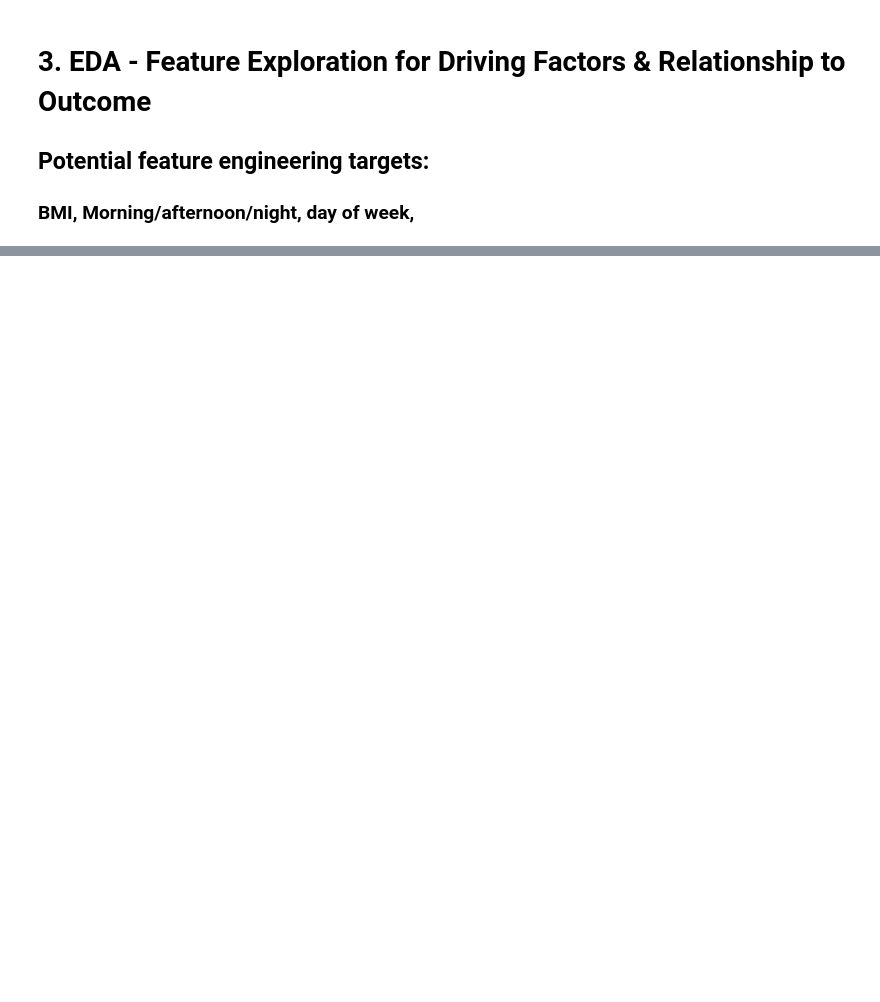
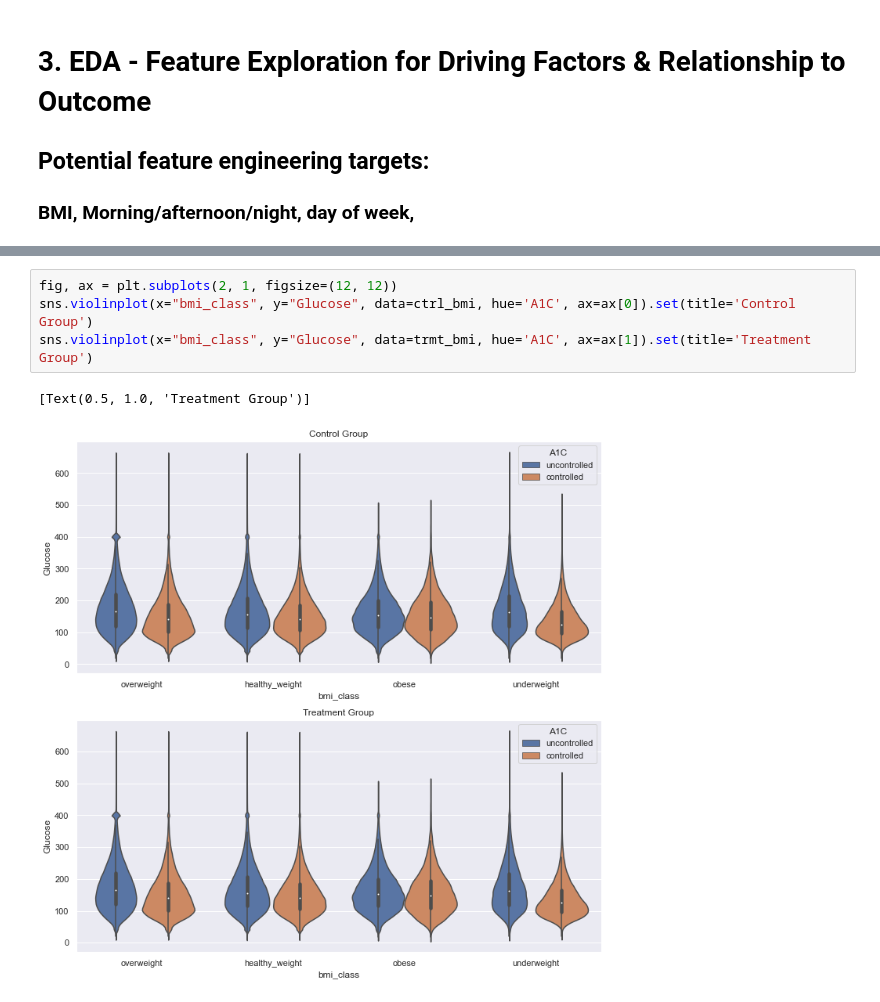
Before and after one commit to rdowd003/RD_Mentoring, a Jupyter notebook: Projects/Project-1-EDA/EDA Project 1 Diabetes.ipynb, the cells around one changed output, grey strips where cells are left out. Drawn from its saved outputs; the diff is of its cells as text; blank space fills up the shorter version.

```diff
--- a/Projects/Project-1-EDA/EDA Project 1 Diabetes.ipynb
+++ b/Projects/Project-1-EDA/EDA Project 1 Diabetes.ipynb
@@ -339,0 +262,7 @@ Name: bmi_class, dtype: object
+# %%
+fig, ax = plt.subplots(2, 1, figsize=(12, 12))
+sns.violinplot(x="bmi_class", y="Glucose", data=ctrl_bmi, hue='A1C', ax=ax[0]).set(title='Control Group')
+sns.violinplot(x="bmi_class", y="Glucose", data=trmt_bmi, hue='A1C', ax=ax[1]).set(title='Treatment Group')
+# %% [output]
+[Text(0.5, 1.0, 'Treatment Group')]
+[figure, added]
```
Also changed, not shown: parts of 59 cells of this notebook, 2 other files.
